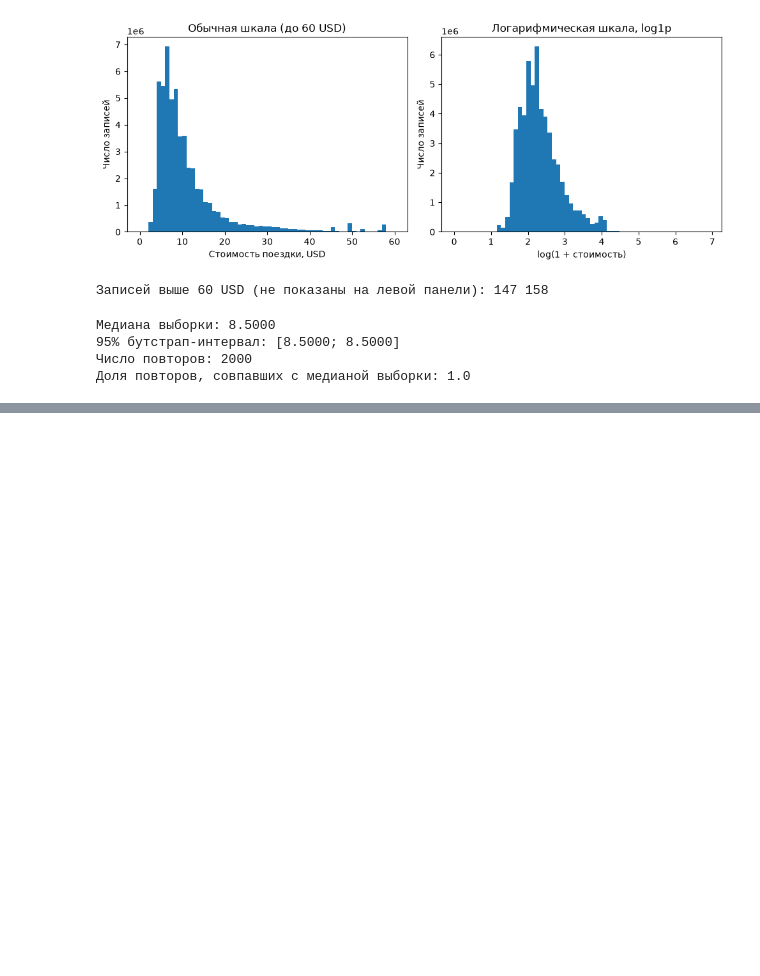
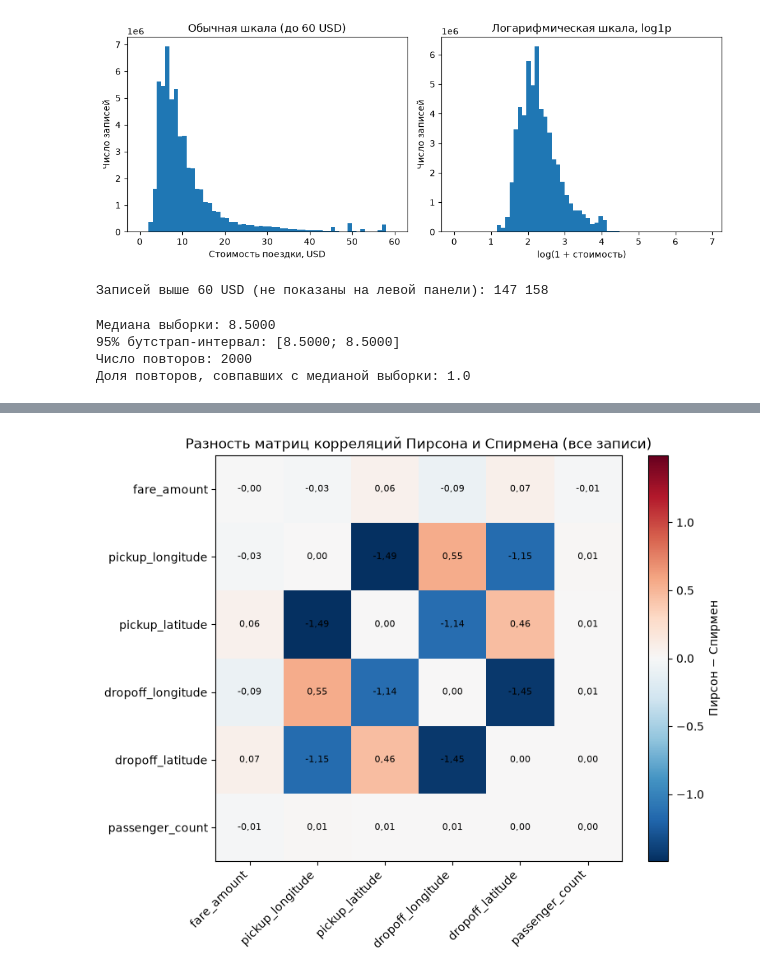
Before and after one commit to medshura555-collab/sambik, a Jupyter notebook: notebooks/04_stats.ipynb, the cells around one changed output, grey strips where cells are left out. Cells and saved outputs as stored; diff of their text form; code cells hidden in the pictures; blank space fills up the shorter version.

Commit message:
Шаг 4: корреляции Пирсона и Спирмена, тепловая карта, парадокс Симпсона

```diff
--- a/notebooks/04_stats.ipynb
+++ b/notebooks/04_stats.ipynb
@@ -96,0 +123,16 @@ H1: доли различаются.
+# %%
+groups = {
+    g: df.loc[df["passenger_count"] == g, "fare_amount"]
+           .sample(n=20_000, random_state=42).to_numpy()
+    for g in [1, 2, 3, 4, 5, 6]
+}
+
+h2, p2, eta2 = stats.kruskal_eta2(list(groups.values()))
+print(f"Краскел–Уоллис: H = {h2:.1f}, p = {p2:.3g}, eta² = {eta2:.4f}")
+
+pairs = stats.pairwise_holm(groups)
+table_pairs = pd.DataFrame(pairs, columns=["Группа A", "Группа B", "p", "p Холма", "r"])
+display(table_pairs.round(4))
+
+n_sig = int((table_pairs["p Холма"] < 0.05).sum())
+print(f"Пар, значимых после поправки Холма: {n_sig} из {len(pairs)}")
@@ -96,0 +174,12 @@ H1: доли различаются.
+# %%
+importlib.reload(stats)
+
+d1, lo1, hi1 = stats.bootstrap_median_diff(a, b)
+print(f"Гипотеза 1: разность медиан 2014−2010 = {d1:.2f} USD, 95% ДИ [{lo1:.2f}; {hi1:.2f}]")
+
+rows = []
+for g1, g2, p, ph, r in stats.pairwise_holm(groups):
+    if ph < 0.05:
+        d, lo, hi = stats.bootstrap_median_diff(groups[g1], groups[g2], n_boot=1000)
+        rows.append((g1, g2, round(ph, 4), d, lo, hi))
+display(pd.DataFrame(rows, columns=["A", "B", "p Холма", "Разность медиан B−A", "ДИ низ", "ДИ верх"]))
@@ -96,0 +386,18 @@ H1: доли различаются.
+# %%
+n = len(num_cols)
+vmax = np.abs(diff.values).max()
+fig, ax = plt.subplots(figsize=(8, 6.5))
+im = ax.imshow(diff.values, cmap="RdBu_r", vmin=-vmax, vmax=vmax)
+ax.set_xticks(range(n)); ax.set_xticklabels(num_cols, rotation=45, ha="right")
+ax.set_yticks(range(n)); ax.set_yticklabels(num_cols)
+for i in range(n):
+    for j in range(n):
+        ax.text(j, i, f"{diff.values[i, j]:.2f}".replace(".", ","),
+                ha="center", va="center", fontsize=8)
+fig.colorbar(im, ax=ax, label="Пирсон − Спирмен")
+ax.set_title("Разность матриц корреляций Пирсона и Спирмена (все записи)")
+fig.tight_layout()
+fig.savefig(PLOTS / "corr_diff_heatmap.png", dpi=150)
+plt.show()
+# %% [output]
+[figure, added]
```
Also changed, not shown: parts of 9 cells of this notebook, 1 other file.
